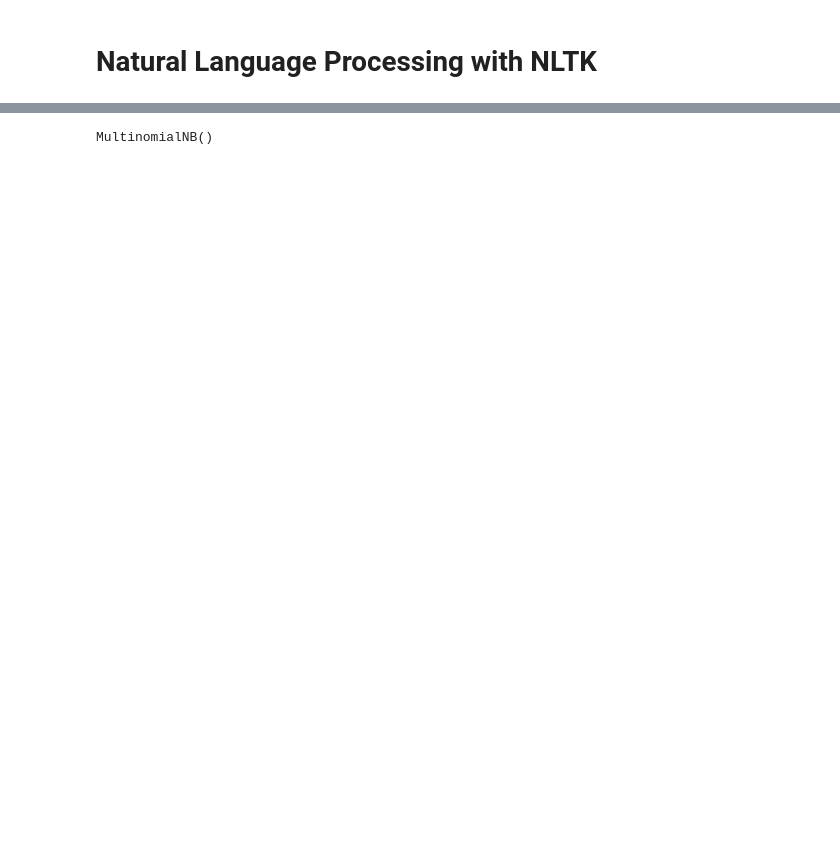
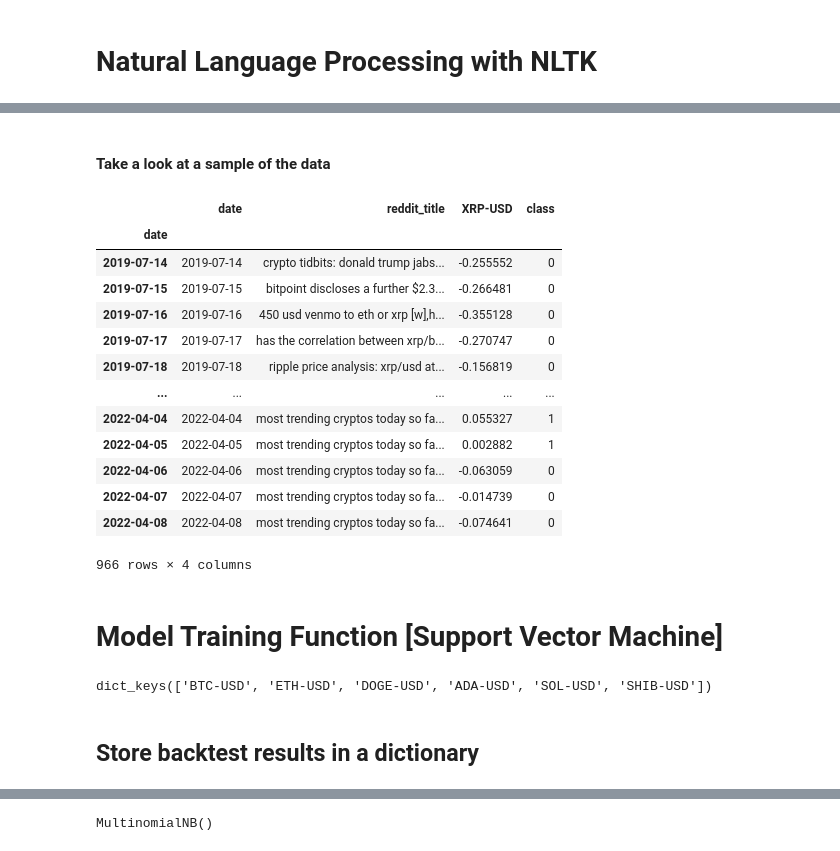
Before and after one commit to kmavyrle/CryptoAlgoTrading-with-NLP, a Jupyter notebook: Model.ipynb, the cells around one changed output, grey strips where cells are left out. Saved outputs shown, nothing was run; the diff lists cells and outputs as text; code cells hidden in the pictures; blank space fills up the shorter version.

```diff
--- a/Model.ipynb
+++ b/Model.ipynb
@@ -102 +141,11 @@ pct_change
+# %%
+crypto_dict = {
+    'BTC-USD':'bitcoin',
+    'ETH-USD': 'ethereum',
+    'DOGE-USD':'dogecoin',
+    'ADA-USD':'cardano',
+    'SOL-USD':'solana',
+    'SHIB-USD':'SHIBArmy',
+    'XRP-USD':'ripple'
+}
 # %%
@@ -151,2 +194,13 @@ merged_data
+# %%
+datasets = {}
+for key in crypto_dict:
+    df = pd.read_csv(crypto_dict[key]+'_dataset.csv', index_col = 0)
+    df.columns = ['date','reddit_title']
+    df = pd.DataFrame(df.groupby(['date'])['reddit_title'].apply(lambda x:','.join(x)))
+    merged_df = df.merge(pct_change[['date',key]], on='date',how = 'left')
+    merged_df['class'] = [0 if x<0 else 1 for x in merged_df[key]]
+    merged_df = merged_df.dropna()
+    merged_df = merged_df[merged_df[key]!=float('inf')]
+    datasets[key] = merged_df
 # %% [markdown]
 # Natural Language Processing with NLTK
@@ -303,0 +277,11 @@ array([[0, 0, 0, ..., 0, 0, 1],
+# %%
+cleaned_datasets = {}
+backtest_set = {}
+
+for key in datasets:
+    df = datasets[key]
+    df['reddit_title'] = f.prepare_data(df['reddit_title'])
+    for i in df.index:
+        df.loc[i,'reddit_title'] = to_string(df.loc[i,'reddit_title'])
+
+    cleaned_datasets[key] = df
@@ -303,0 +306,22 @@ array([[0, 0, 0, ..., 0, 0, 1],
+# %% [markdown]
+#### Take a look at a sample of the data
+# %%
+df0 = cleaned_datasets['XRP-USD']
+df0
+# %% [output]
+|  | date | reddit_title | XRP-USD | class |
+| date |  |  |  |  |
+| 2019-07-14 | 2019-07-14 | crypto tidbits: donald trump jabs... | -0.255552 | 0 |
+| 2019-07-15 | 2019-07-15 | bitpoint discloses a further $2.3... | -0.266481 | 0 |
+| 2019-07-16 | 2019-07-16 | 450 usd venmo to eth or xrp [w],h... | -0.355128 | 0 |
+| 2019-07-17 | 2019-07-17 | has the correlation between xrp/b... | -0.270747 | 0 |
+| 2019-07-18 | 2019-07-18 | ripple price analysis: xrp/usd at... | -0.156819 | 0 |
+| ... | ... | ... | ... | ... |
+| 2022-04-04 | 2022-04-04 | most trending cryptos today so fa... | 0.055327 | 1 |
+| 2022-04-05 | 2022-04-05 | most trending cryptos today so fa... | 0.002882 | 1 |
+| 2022-04-06 | 2022-04-06 | most trending cryptos today so fa... | -0.063059 | 0 |
+| 2022-04-07 | 2022-04-07 | most trending cryptos today so fa... | -0.014739 | 0 |
+| 2022-04-08 | 2022-04-08 | most trending cryptos today so fa... | -0.074641 | 0 |
+966 rows × 4 columns
+# %% [markdown]
+# Model Training Function [Support Vector Machine]
@@ -303,0 +369,6 @@ array([[0, 0, 0, ..., 0, 0, 1],
+# %%
+backtest_results.keys()
+# %% [output]
+dict_keys(['BTC-USD', 'ETH-USD', 'DOGE-USD', 'ADA-USD', 'SOL-USD', 'SHIB-USD'])
+# %% [markdown]
+## Store backtest results in a dictionary
```
Also changed, not shown: parts of 56 cells of this notebook, 15 other files.
